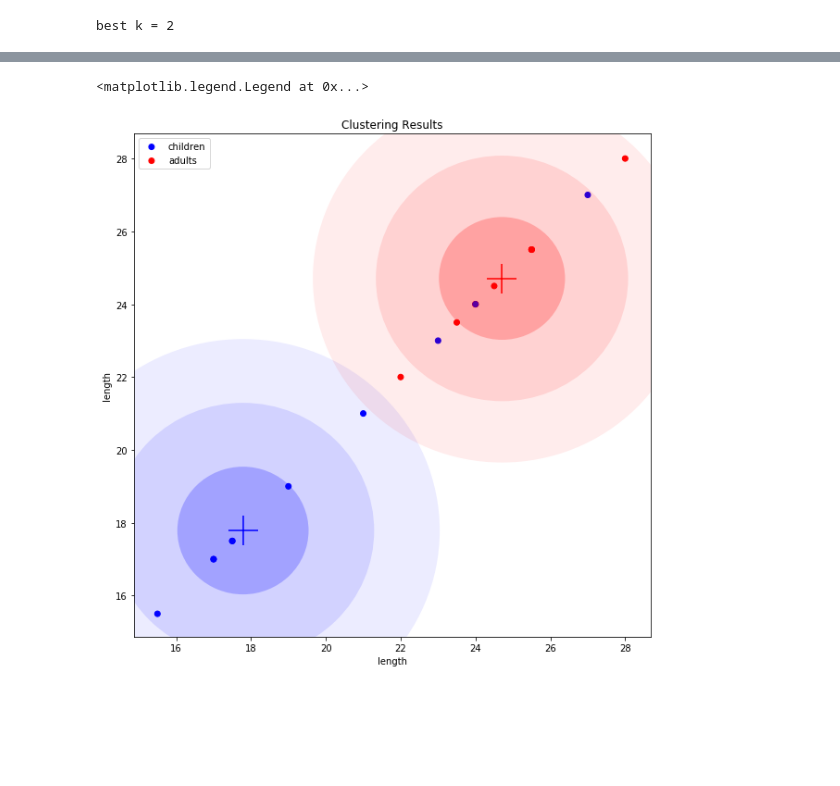
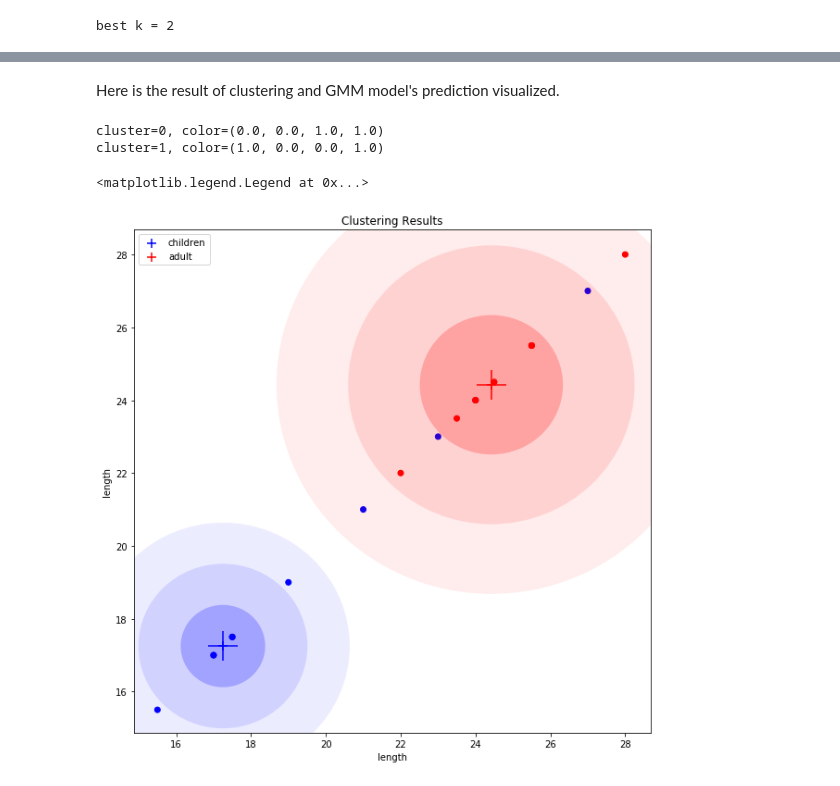
Before and after one commit to oneoffcoder/jupyter, a Jupyter notebook: data-science/gmm.ipynb, the cells around one changed output, grey strips where cells are left out. Drawn from its saved outputs; the diff is of its cells as text; code cells hidden in the pictures; blank space fills up the shorter version.

```diff
--- a/data-science/gmm.ipynb
+++ b/data-science/gmm.ipynb
@@ -2,12 +14,24 @@
 import numpy as np
 import pandas as pd
 
+# these are the arm lengths
+# a is for adult
+# c is child
 a_lengths = np.array([24, 23.5, 25.5, 22.0, 25.5, 25.5, 24.0, 28.0, 24.5])
 c_lengths = np.array([24.0, 23.0, 21.0, 15.5, 17.5, 17.5, 19.0, 17.0, 17.0, 27.0])
 
+# these are the corresponding labels
+# children are marked as 0
+# adults are marked as 1
 a_labels = np.ones(a_lengths.shape[0], dtype=int)
 c_labels = np.zeros(c_lengths.shape[0], dtype=int)
 
-lengths = np.concatenate([a_lengths, c_lengths])
-labels = np.concatenate([a_labels, c_labels])
-df = pd.DataFrame({ 'length': lengths, 'label': labels})
+# these are the natural corresponding labels
+a_nlabels = ['adult' for _ in range(a_lengths.shape[0])]
+c_nlabels = ['child' for _ in range(c_lengths.shape[0])]
+
+# we build a pandas dataframe from the data
+lengths = np.concatenate([c_lengths, a_lengths])
+labels = np.concatenate([c_labels, a_labels])
+nlabels = np.concatenate([c_nlabels, a_nlabels])
+df = pd.DataFrame({ 'length': lengths, 'label': labels, 'nlabel': nlabels})
@@ -108,12 +171,21 @@ def get_kmeans_labels(X, k):
     model = KMeans(k, random_state=37)
     model.fit(X)
     labels = model.predict(X)
-    return labels
+    labels = np.array([0 if label == 1 else 1 for label in labels])
+    return labels, model
+
+def get_gmm_labels(X, k):
+    gmm = GaussianMixture(n_components=k, max_iter=50, random_state=37)
+    gmm.fit(X)
+    labels = gmm.predict(X)
+    labels = np.array([0 if label == 1 else 1 for label in labels])
+    return labels, gmm
 
 prediction_df = df.copy()
 
 best_k = int(score_df.sort_values(['sil'], ascending=False).iloc[0]['k'])
-prediction_df['predicted_label'] = get_kmeans_labels(X, best_k)
+prediction_df['kms_label'], kms = get_kmeans_labels(X, best_k)
+prediction_df['gmm_label'], gmm = get_gmm_labels(X, best_k)
 print('best k = {}'.format(best_k))
 # %% [output]
 best k = 2
@@ -120,3 +212,5 @@ best k = 2
+# %% [markdown]
+Here is the result of clustering and GMM model's prediction visualized.
 # %%
 import matplotlib.colors as colors
 from matplotlib.patches import Ellipse
@@ -124,39 +218,45 @@ from matplotlib.patches import Ellipse
 fig, ax = plt.subplots(figsize=(10, 10))
 colorset = ['blue', 'red']
 
+pcs = []
 for cluster, label in zip(range(best_k), ['children', 'adults']):
-    cluster_df = prediction_df[prediction_df['predicted_label'] == cluster]
+    cluster_df = prediction_df[prediction_df['gmm_label'] == cluster]
     mu = cluster_df.mean().loc['length']
     cov = cluster_df.var().loc['length']
     cov = np.array([[cov]])
 
     eva, eve = np.linalg.eigh(cov)
     order = eva.argsort()[::-1]
     eva, eve = eva[order], eve[:, order]
     vx, vy = eve[:,0][0], eve[:,0][0]
     theta = np.arctan2(vy, vx)
     color = colors.to_rgba(colorset[cluster])
+    print('cluster={}, color={}'.format(cluster, color))
 
     for cov_factor in range(1, 4):
         size = np.sqrt(eva[0]) * cov_factor * 2
         angle = np.degrees(theta)
         ell = Ellipse(
             xy=(mu, mu),
             width=size,
             height=size,
             angle=angle,
             linewidth=2)
         ell.set_facecolor((color[0], color[1], color[2], 1.0 / (cov_factor * 4.5)))
         ax.add_artist(ell)
 
     c = [colorset[v] for v in cluster_df['label'].values]
+    pc = ax.scatter(mu, mu, marker='+', s=100, c=colorset[cluster])
     ax.scatter(mu, mu, marker='+', s=1000, c=colorset[cluster])
     ax.scatter(cluster_df['length'], cluster_df['length'], label=label, c=c, marker='o')
+    pcs.append(pc)
 
 ax.set_title('Clustering Results')
 ax.set_xlabel('length')
 ax.set_ylabel('length')
-ax.legend()
+ax.legend(pcs, ['children', 'adult'])
 # %% [output]
-<matplotlib.legend.Legend at 0x...>
+cluster=0, color=(0.0, 0.0, 1.0, 1.0)
+cluster=1, color=(1.0, 0.0, 0.0, 1.0)
+<matplotlib.legend.Legend at 0x...>
-[figure, old version]
+[figure, new version]
```
Also changed, not shown: parts of 20 cells of this notebook.
